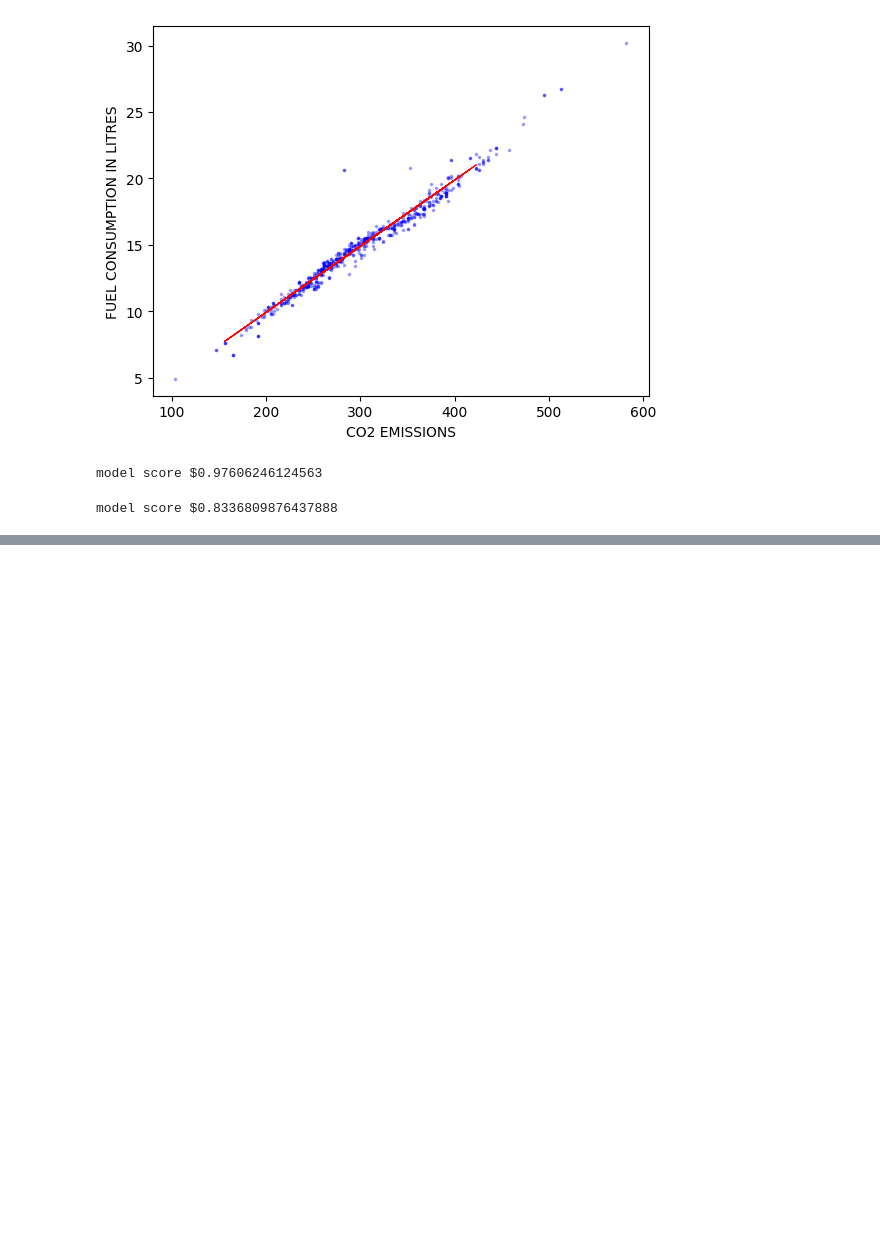
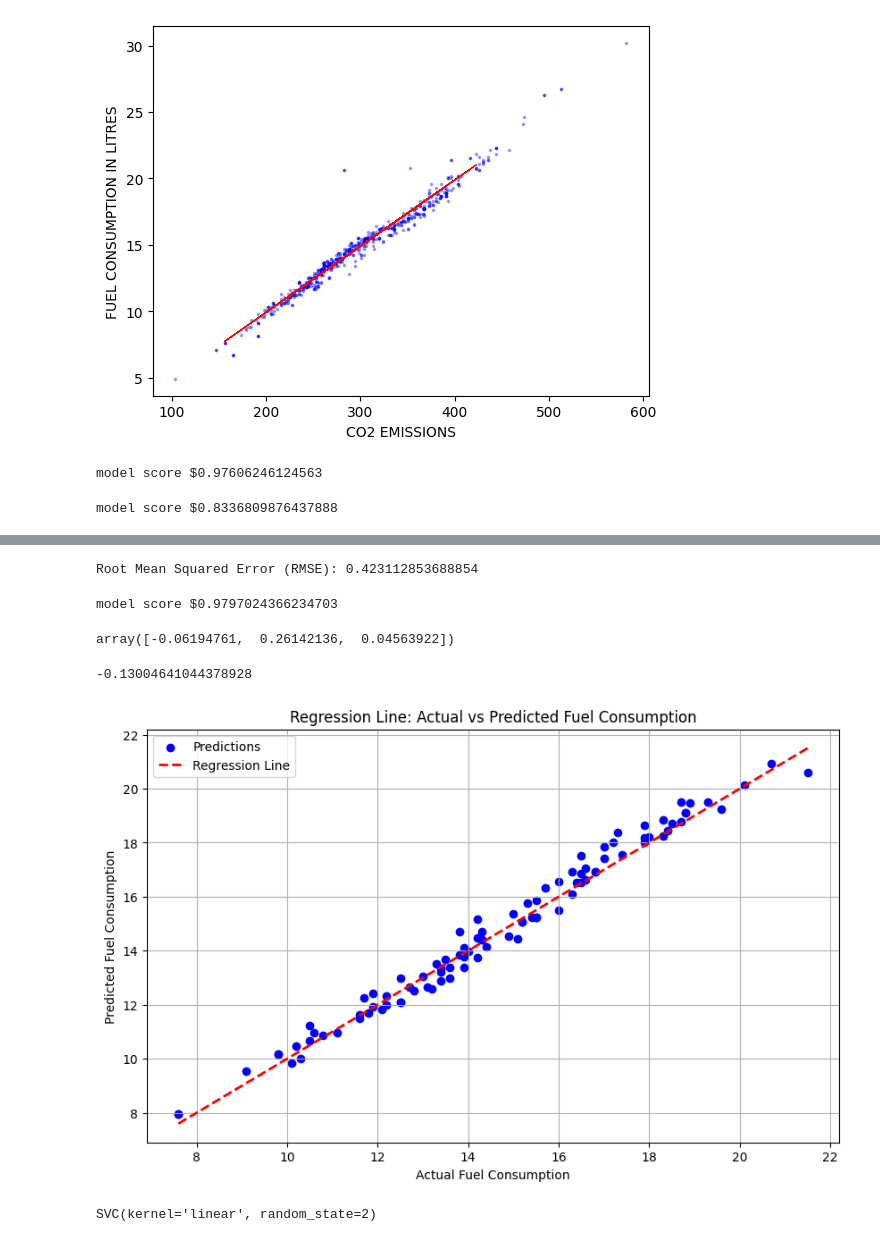
Before and after one commit to AdityakChauhan/Fuel_consumption, a Jupyter notebook: fuel_consumption.ipynb, the cells around one changed output, grey strips where cells are left out. Cells and saved outputs as stored; diff of their text form; code cells hidden in the pictures; blank space fills up the shorter version.

```diff
--- a/fuel_consumption.ipynb
+++ b/fuel_consumption.ipynb
@@ -206,0 +214,5 @@ model score $0.8336809876437888
+# %%
+model3 = LinearRegression()
+# %%
+X3_train, X3_test, y_train, y_test = train_test_split(X3, y, random_state = 2, test_size=0.15)
+y_train = y_train.ravel()
@@ -206,0 +223,2 @@ model score $0.8336809876437888
+# %%
+model3.fit(X3_train, y_train)
@@ -206,0 +227,2 @@ model score $0.8336809876437888
+# %%
+fuel_consumption_prediction = model3.predict(X3_test)
@@ -206,0 +234,5 @@ model score $0.8336809876437888
+# %%
+rmse = np.sqrt(mean_squared_error(y_test, fuel_consumption_prediction))
+print(f"Root Mean Squared Error (RMSE): {rmse}")
+# %% [output]
+Root Mean Squared Error (RMSE): 0.423112853688854
@@ -206,0 +242,24 @@ model score $0.8336809876437888
+# %%
+print(f'model score ${model3.score(X3_test, y_test)}')
+# %% [output]
+model score $0.9797024366234703
+# %%
+coefficients3
+# %% [output]
+array([-0.06194761,  0.26142136,  0.04563922])
+# %%
+intercept3
+# %% [output]
+-0.13004641044378928
+# %%
+plt.figure(figsize=(10, 6))
+plt.scatter(y_test, fuel_consumption_prediction, color='blue', label='Predictions')
+plt.plot([y_test.min(), y_test.max()], [y_test.min(), y_test.max()], 'r--', linewidth=2, label='Regression Line')
+plt.xlabel('Actual Fuel Consumption')
+plt.ylabel('Predicted Fuel Consumption')
+plt.title('Regression Line: Actual vs Predicted Fuel Consumption')
+plt.legend()
+plt.grid()
+plt.show()
+# %% [output]
+[figure, added]
@@ -206,0 +278,5 @@ model score $0.8336809876437888
+# %%
+svm_model = SVC(kernel="linear",random_state=2)
+svm_model.fit(X_train, y_train)
+# %% [output]
+SVC(kernel='linear', random_state=2)
```
Also changed, not shown: parts of 16 cells of this notebook.
